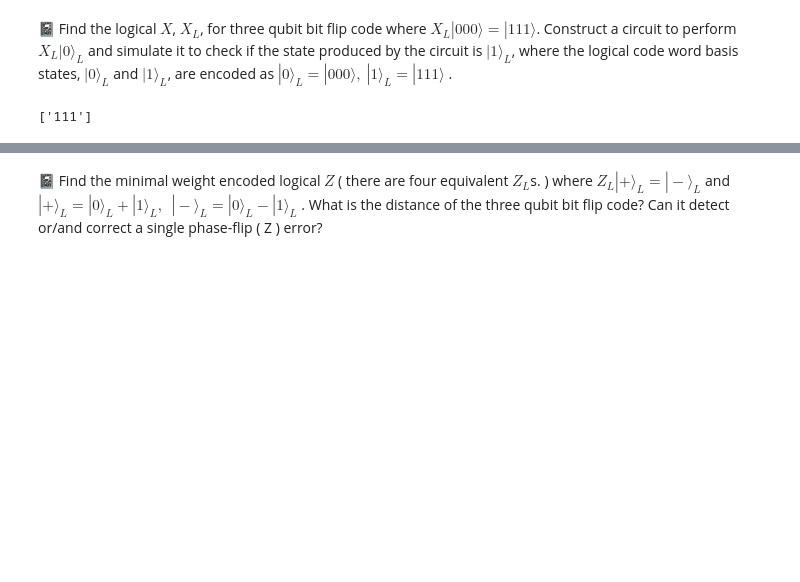
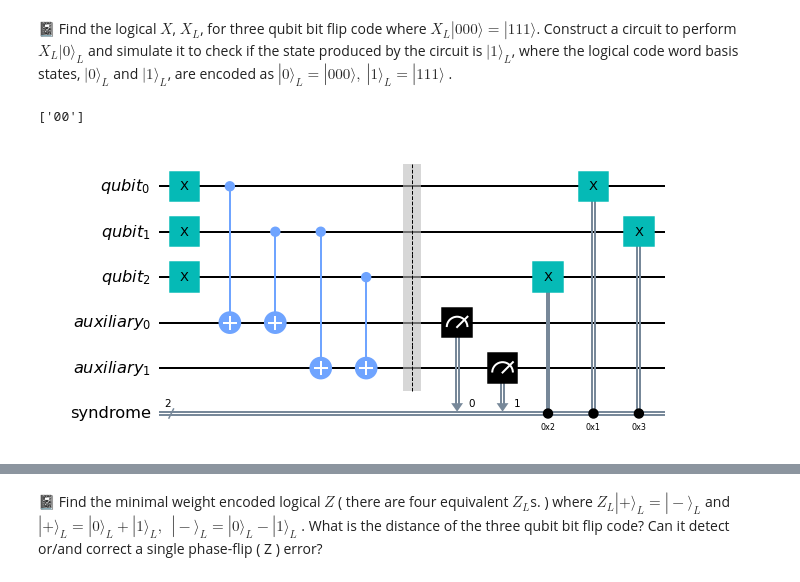
Before and after one commit to jmamczynska/QiskitLabs, a Jupyter notebook: Lab08_QEC.ipynb, the cells around one changed output, grey strips where cells are left out. Drawn from its saved outputs; the diff is of its cells as text; code cells hidden in the pictures; blank space fills up the shorter version.

```diff
--- a/Lab08_QEC.ipynb
+++ b/Lab08_QEC.ipynb
@@ -173,13 +173,36 @@ True
 <h4 style="font-size: 17px">Step F. Identify the logical $X$ ( $X_{L}$ ) and logical $Z$ ( $Z_{L}$ ) operators for the three qubit bit flip code.</h4>
 # %% [markdown]
 &#128211; Find the logical $X$, $X_{L}$, for three qubit bit flip code where $X_{L}|000\rangle = |111\rangle$. Construct a circuit to perform $X_{L}|0\rangle_{L}$ and simulate it to check if the state produced by the circuit is $|1\rangle_{L}$, where the logical code word basis states, $|0\rangle_{L}$ and $|1\rangle_{L}$, are encoded as $|0\rangle_{L} = |000\rangle, ~ |1\rangle_{L}=|111\rangle$ .
-# %%
-### your code goes here ###
-qc_XL = QuantumCircuit(3)
-qc_XL.x(range(3))
-qc_XL.measure_all()
-
-bits_out = sim.run(qc_XL, shots=1, memory=True).result().get_memory()
-print(bits_out)
-# %% [output]
-['111']
+# %%
+### your code goes here ###
+def get_logical_x():
+    qr_xl = QuantumRegister(3, 'qubit')
+    ar_xl = QuantumRegister(2, 'auxiliary')
+    sr_xl = ClassicalRegister(2, 'syndrome')
+
+    qc_xl = QuantumCircuit(qr_xl, ar_xl, sr_xl)
+    qc_xl.x(range(3))
+
+    qc_xl.cx([qr_xl[0], qr_xl[1]], [ar_xl[0], ar_xl[0]])
+    qc_xl.cx([qr_xl[1], qr_xl[2]], [ar_xl[1], ar_xl[1]])
+
+    qc_xl.barrier()
+    qc_xl.measure(ar_xl, sr_xl)
+
+    # correct errors
+    qc_xl.x(qr_xl[2]).c_if(sr_xl, 2)
+    qc_xl.x(qr_xl[0]).c_if(sr_xl, 1)
+    qc_xl.x(qr_xl[1]).c_if(sr_xl, 3)
+
+    return qc_xl
+
+logical_x = get_logical_x()
+
+bits_out = sim.run(logical_x, shots=1, memory=True).result().get_memory()
+print(bits_out)
+# %% [output]
+['00']
+# %%
+logical_x.draw('mpl')
+# %% [output]
+[figure, added]
```
Also changed, not shown: parts of 6 cells of this notebook, 1 other file.
